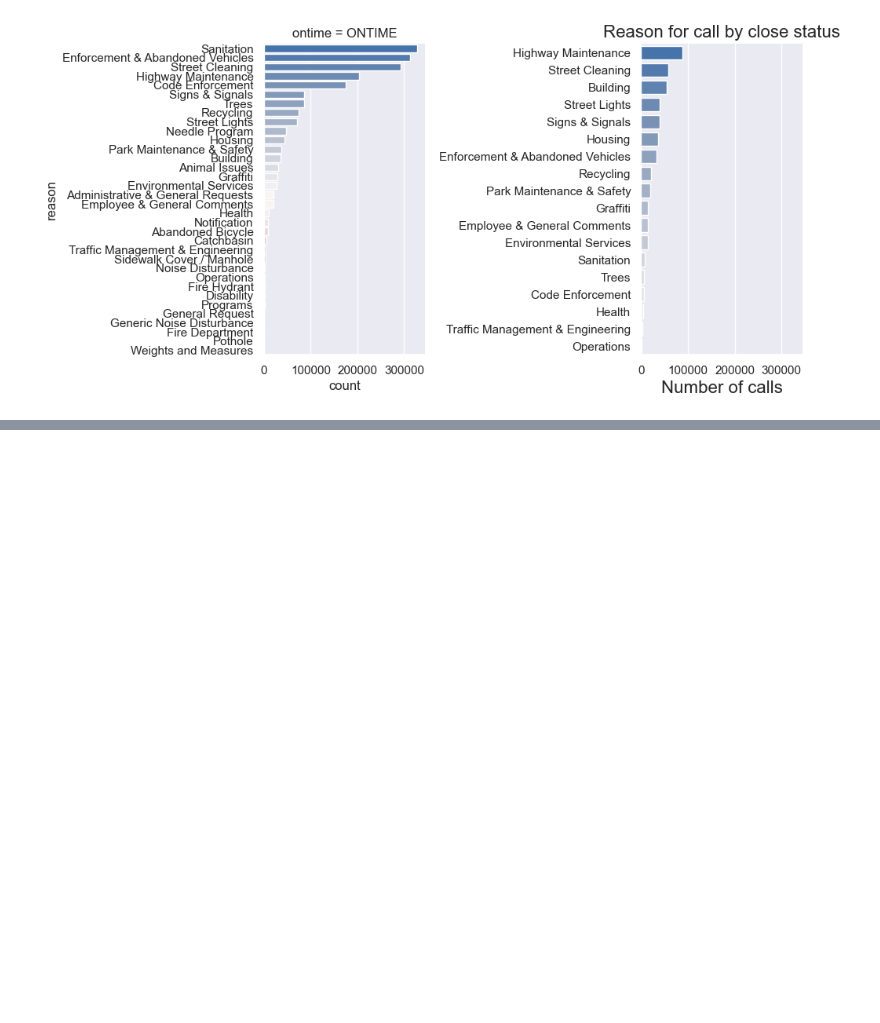
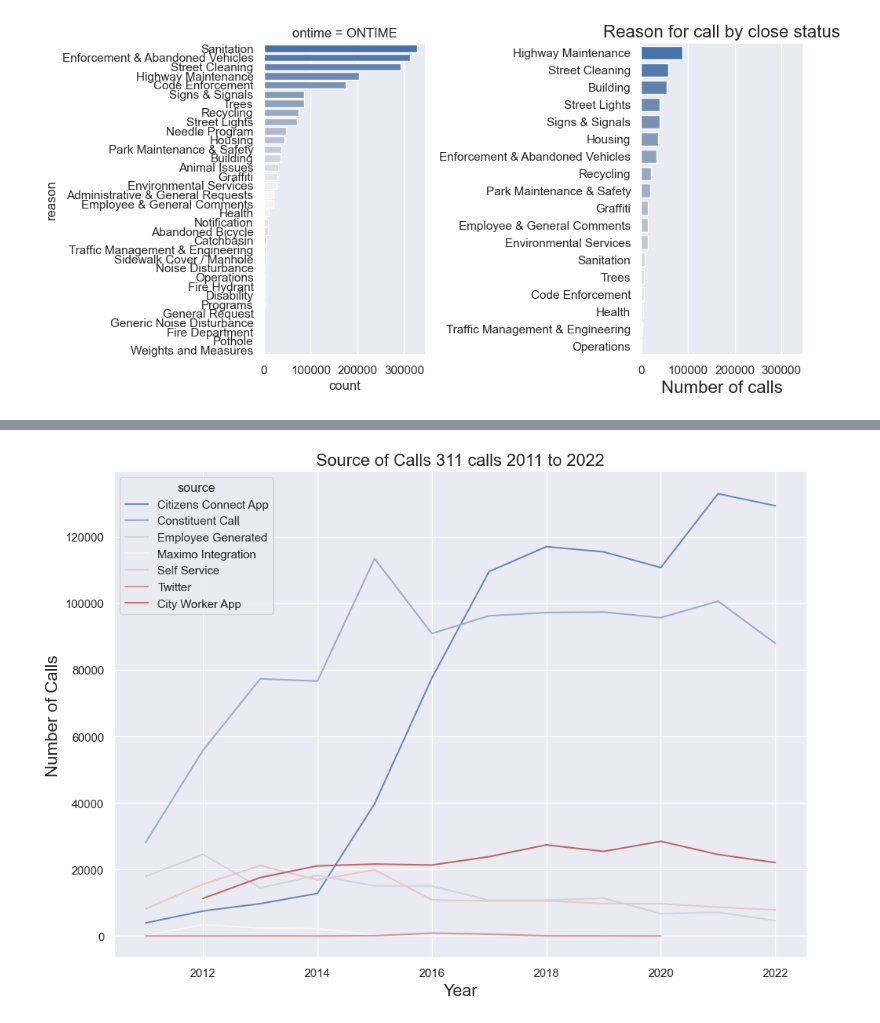
Before and after one commit to georgetown-analytics/boston-311, a Jupyter notebook: 02 code/EDA for 311 data.ipynb, the cells around one changed output, grey strips where cells are left out. Cells and saved outputs as stored; diff of their text form; code cells hidden in the pictures; blank space fills up the shorter version.

```diff
--- a/02 code/EDA for 311 data.ipynb
+++ b/02 code/EDA for 311 data.ipynb
@@ -271,0 +311,28 @@ plt.title("Reason for call by current status", size='16');
+# %%
+# now let's see how these changed over time
+
+
+df_source  = df_311.groupby("open_year")['source'].value_counts(dropna =True).sort_index().reset_index(name="count")
+
+# Setting the Date as index (optional)
+
+df_source = df_source.set_index("open_year")
+
+# set a viz theme
+sns.set_theme(style="ticks")
+sns.set_theme(style="darkgrid")
+sns.set(rc={'figure.figsize':(11.7,8.27)})
+
+
+# plot cases by year
+sns.lineplot(x="open_year"
+             , y="count"
+             , hue="source"
+             , data=df_source
+             , palette="vlag")
+
+plt.xlabel('Year', fontsize=16)
+plt.ylabel('Number of Calls', fontsize=16)
+plt.title("Source of Calls 311 calls 2011 to 2022", size='16');
+# %% [output]
+[figure, added]
```
Also changed, not shown: parts of 24 cells of this notebook.
